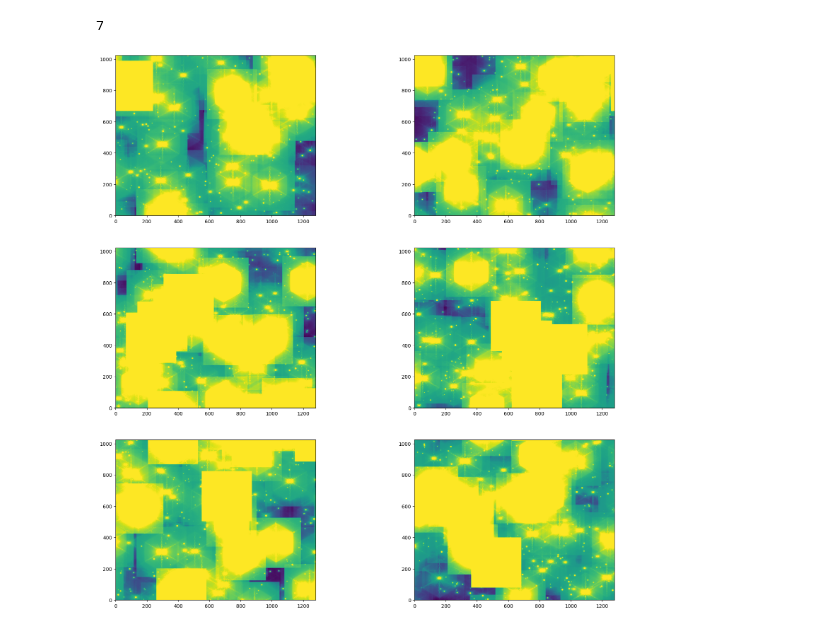
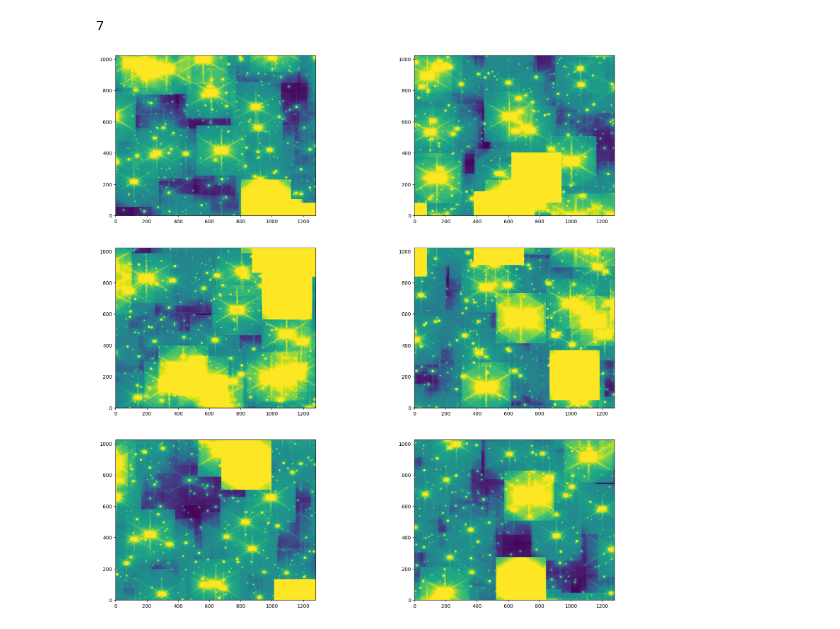
Before and after one commit to AstarVienna/irdb, a Jupyter notebook: MICADO/docs/example_notebooks/7_dithered_cluster.withdreams.ipynb, the cells around one changed output. Cells and saved outputs as stored; diff of their text form; code cells hidden in the pictures.

```diff
--- a/MICADO/docs/example_notebooks/7_dithered_cluster.withdreams.ipynb
+++ b/MICADO/docs/example_notebooks/7_dithered_cluster.withdreams.ipynb
@@ -55,13 +44,13 @@ len(hdus[0])
 7
 # %%
 plt.figure(figsize=(20, 20))
-for plot_number, hdu_n in [2, 1, 4, 3, 6, 5]:
-    plt.subplot(3, 2, i)
-    plt.imshow(hdus[0][i].data, origin="lower", norm=LogNorm())
+for plot_number, hdu_number in enumerate([2, 1, 4, 3, 6, 5], 1):
+    plt.subplot(3, 2, plot_number)
+    plt.imshow(hdus[0][hdu_number].data, origin="lower", norm=LogNorm())
 
 plt.savefig("MICADO_with_DREAMS_detector_array.png")
 # %% [output]
-[figure, old version]
+[figure, new version]
 # %%
 hdus[0][0].header
 # %% [output]
```
Also changed, not shown: parts of 3 cells of this notebook.
